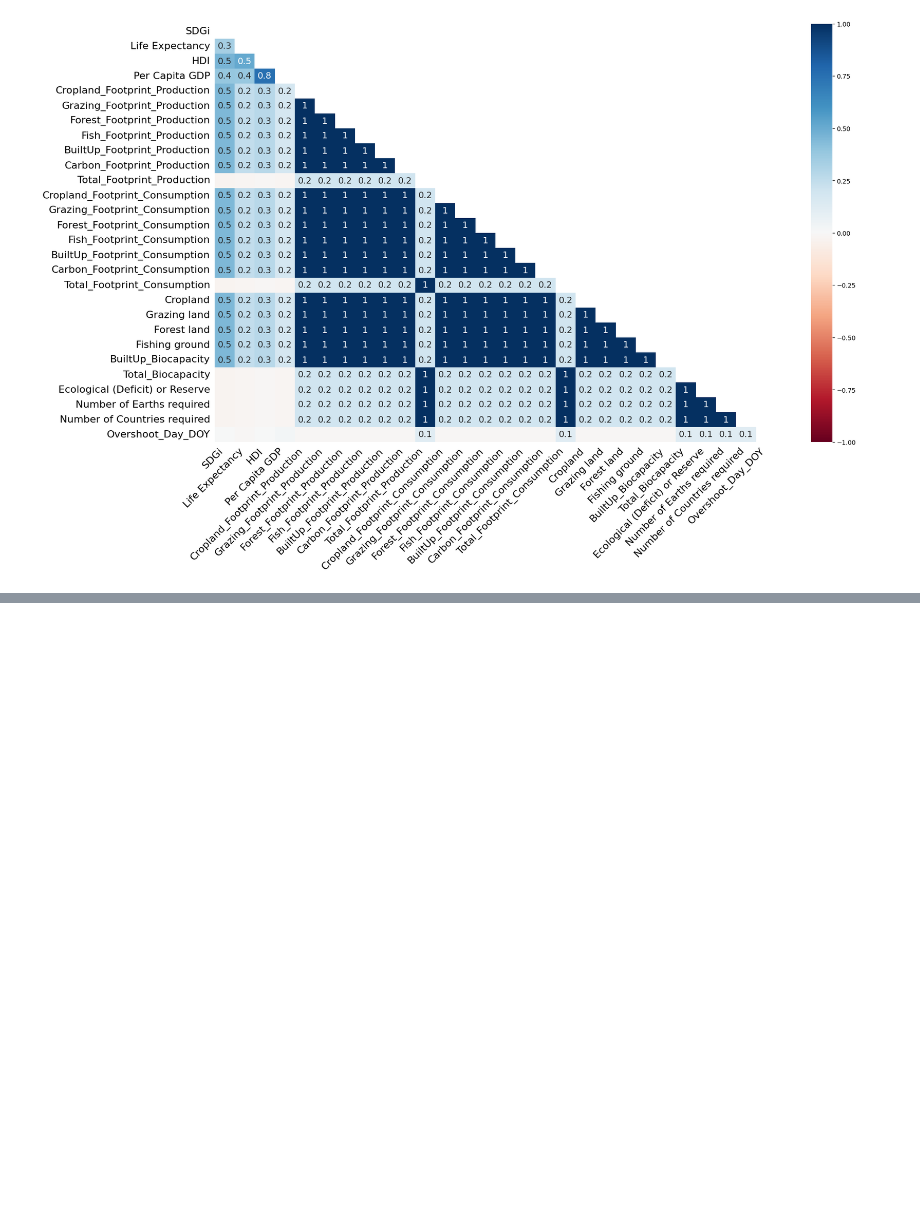
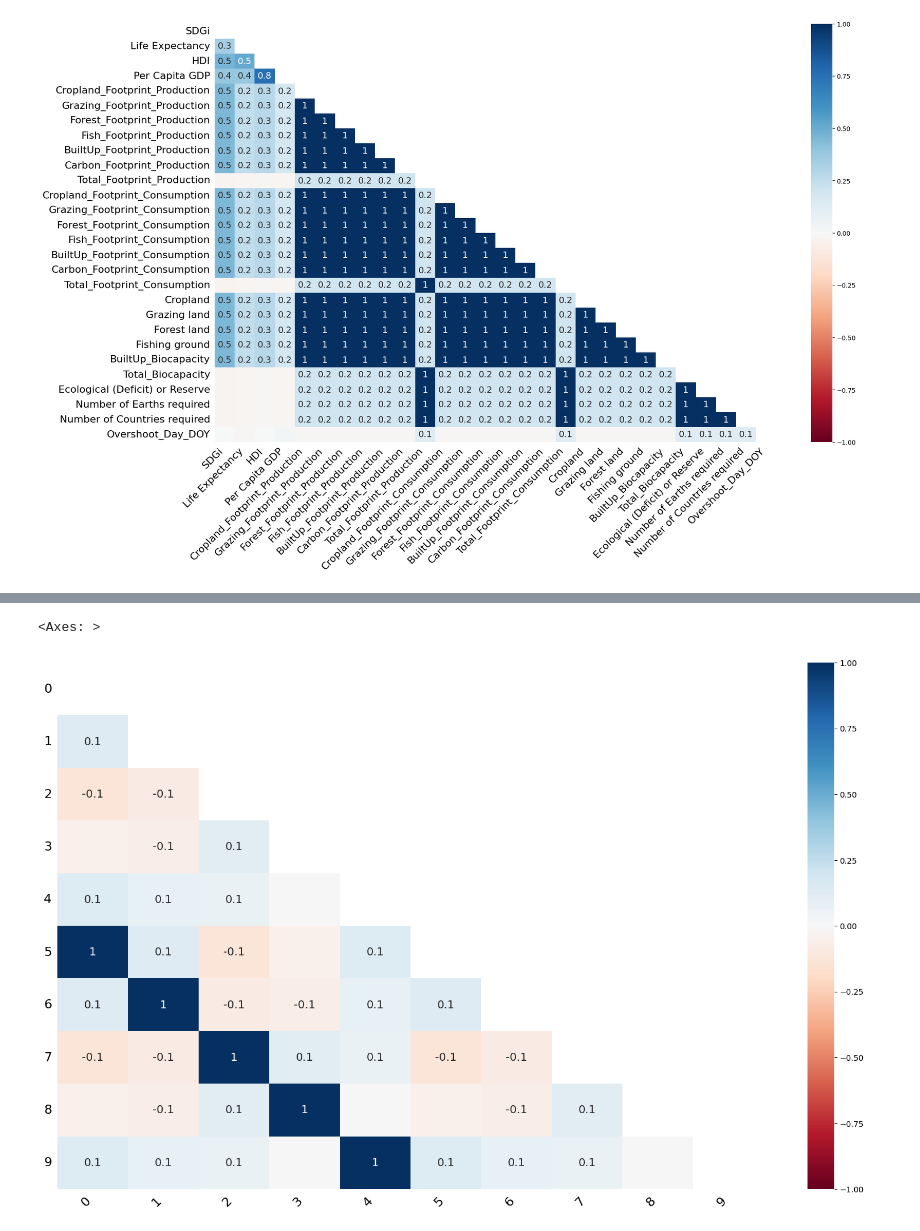
Before and after one commit to anna-cochat/Data_NA_project, a Jupyter notebook: missingno_vis.ipynb, the cells around one changed output, grey strips where cells are left out. Drawn from its saved outputs; the diff is of its cells as text; code cells hidden in the pictures; blank space fills up the shorter version.

```diff
--- a/missingno_vis.ipynb
+++ b/missingno_vis.ipynb
@@ -73,0 +222,12 @@ Globalement: On voit qu'il y a beaucoup de 1 dans notre matrice => beaucoup de d
+# %%
+p = 0.3
+xmiss = np.copy(xfull)
+for j in range(5):
+  miss_id = np.random.uniform(0, 1, size=n) < p
+  xmiss[miss_id, j] = np.nan
+  xmiss[miss_id, j+5] = np.nan
+# %%
+msno.heatmap(pd.DataFrame(xmiss))
+# %% [output]
+<Axes: >
+[figure, added]
```
Also changed, not shown: parts of 23 cells of this notebook.
